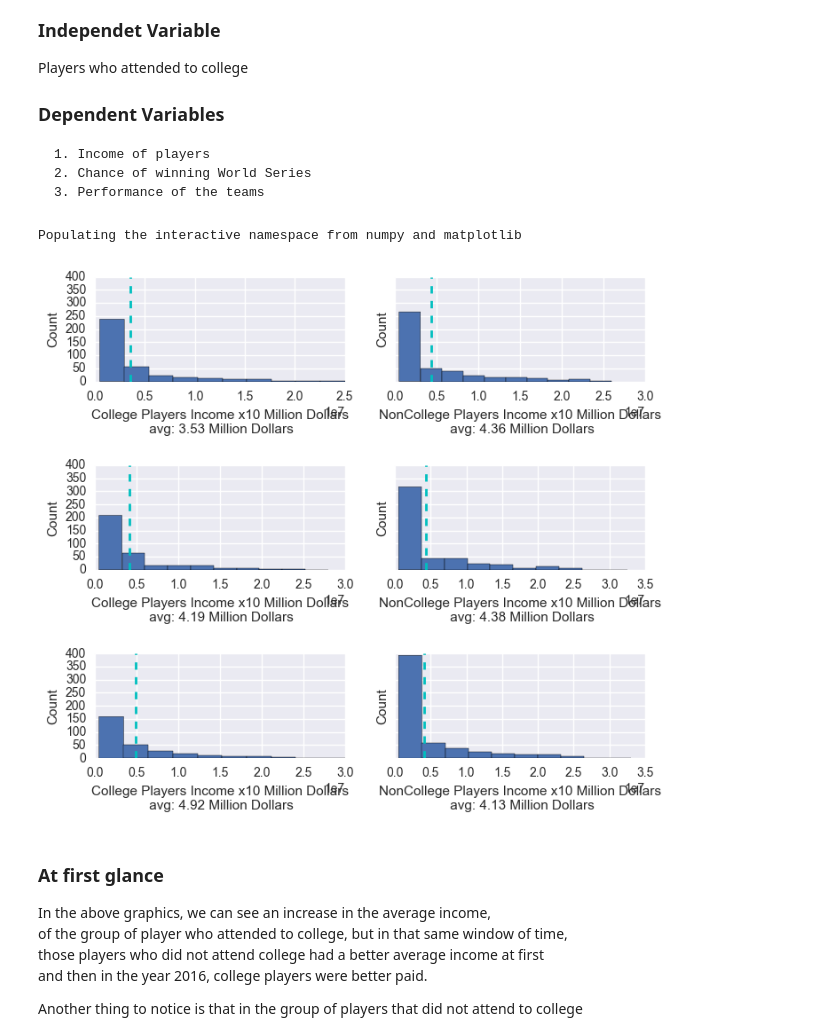
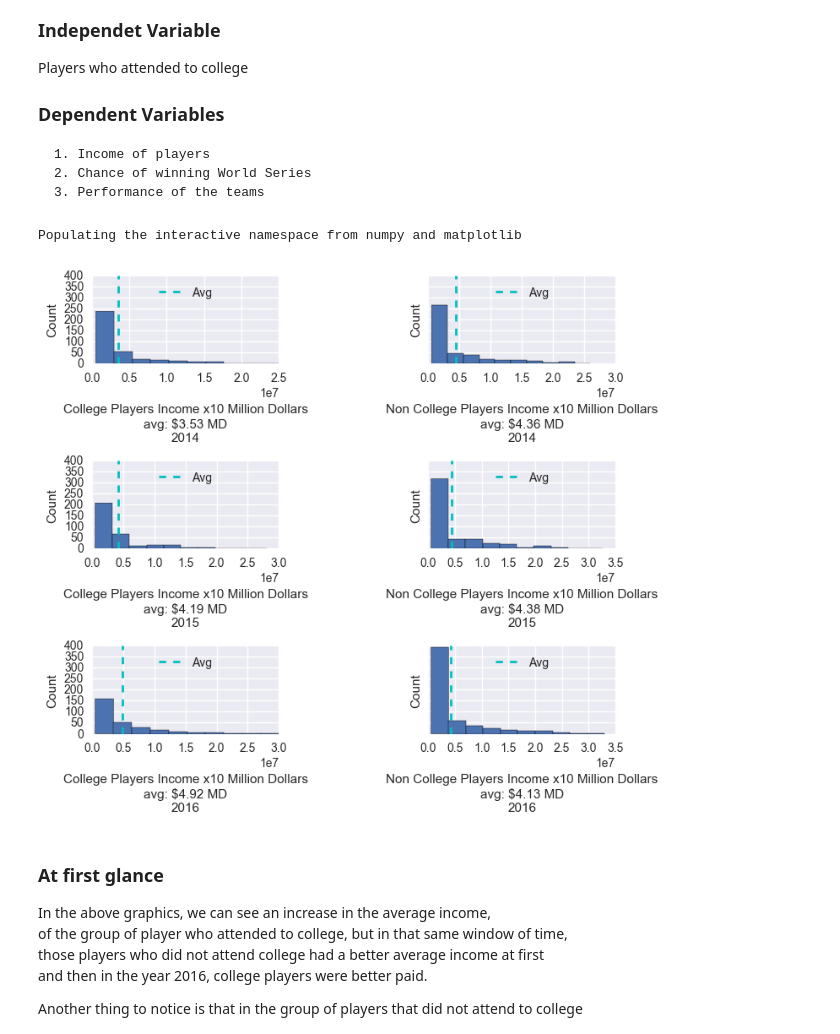
Before and after one commit to ulitosCoder/DataAnalysis, a Jupyter notebook: project_investigate_a_dataset/Baseball Data Analysis.ipynb, the cells around one changed output. Drawn from its saved outputs; the diff is of its cells as text; code cells hidden in the pictures.

```diff
--- a/project_investigate_a_dataset/Baseball Data Analysis.ipynb
+++ b/project_investigate_a_dataset/Baseball Data Analysis.ipynb
@@ -76,45 +76,48 @@ non_college_salaries2015 =  non_college_player_salaries[non_college_player_salar
 college_salaries2014 = college_player_salaries[college_player_salaries.yearID==2014]
 non_college_salaries2014 =  non_college_player_salaries[non_college_player_salaries.yearID==2014]
 # %%
-def put_salaries_hist(row, col, df, axes, lbl):
-    xlabel = '{0}College Players Income x10 Million Dollars\n avg: {1:.2f} Million Dollars'
+def put_salaries_hist(row, col, df, axes, lbl,year):
+    xlabel = '\n{0}College Players Income x10 Million Dollars\navg: ${1:.2f} MD\n{2}'
 
     axes[ax,col].set_ylabel('Count')
     meanmd = df.salary.values.mean() /1000000
-    axes[ax,col].set_xlabel(xlabel.format(lbl, meanmd))
+    axes[ax,col].set_xlabel(xlabel.format(lbl, meanmd,year))
     axes[ax,col].hist(df.salary.values)
-    axes[ax,col].axvline(df.salary.values.mean(), color='c', linestyle='dashed', linewidth=2)
+    axes[ax,col].axvline(df.salary.values.mean(), color='c', linestyle='dashed', linewidth=2, label='Avg')
+
+    legend = axes[ax,col].legend(loc='upper center', shadow=True)
 # %%
 %pylab inline
 
 fig, axes = plt.subplots(nrows=3, ncols=2, figsize=(8, 7), sharey=True,sharex=False)
 
 #put the resulting DataFrames into lists to easily get the charts
+ylist = ['2014','2015','2016']
 alist = [college_salaries2014 , college_salaries2015, college_salaries2016]
 blist = [non_college_salaries2014 , non_college_salaries2015, non_college_salaries2016]
 #row counter
 ax = 0
 
 #string to put label on each chart
 
 
 for ax in range( len(alist)):
     #the figure has 2 columns, the column on the left has the colleger players data
     # the column on the right has the non college players data
-
+    year = ylist[ax]
     adf = alist[ax]
-    put_salaries_hist(ax,0,adf,axes,'')
+    put_salaries_hist(ax,0,adf,axes,'',year)
 
     adf = blist[ax]
-    put_salaries_hist(ax,1,adf,axes,'Non')
+    put_salaries_hist(ax,1,adf,axes,'Non ',year)
 
     ax = ax + 1
 
 
-fig.subplots_adjust(hspace = 0.8)
+fig.subplots_adjust(hspace = 1.1,wspace=0.8)
 # %% [output]
 Populating the interactive namespace from numpy and matplotlib
-[figure, old version]
+[figure, new version]
 # %% [markdown]
 ### At first glance
 In the above graphics, we can see an increase in the average income,<br>
```
Also changed, not shown: parts of 4 cells of this notebook.
